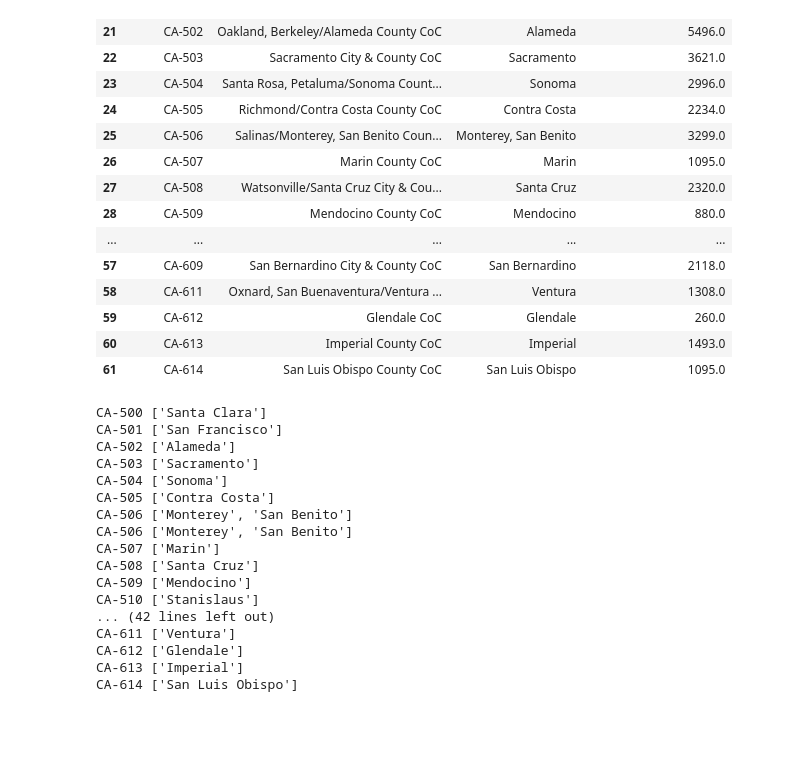
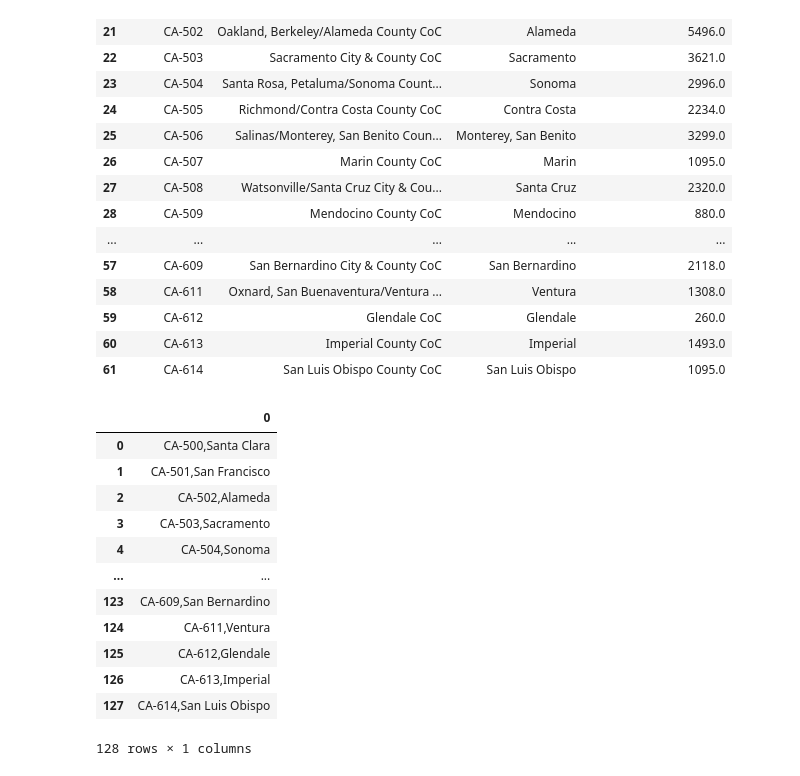
Before and after one commit to benitezal06/ETL-Project, a Jupyter notebook: homeless_population_analysis.ipynb, the cells around one changed output. Drawn from its saved outputs; the diff is of its cells as text; code cells hidden in the pictures; blank space fills up the shorter version.

```diff
--- a/homeless_population_analysis.ipynb
+++ b/homeless_population_analysis.ipynb
@@ -333,39 +333,29 @@ ca_county_pit_db_df
 # %%
 # make new dataframe and add every row one at a time
 
-coc_county_xref_df = []
+coc_county_xref = []
 
 for key, value in ca_county_pit_db_df.iterrows():
-    #print(key)
-    # if coc_county has two items
-        # for 0 to max size of list
-            #
-    # else
-        # just add
-    #print(value)
-    #print(type(value))
-    #print(value[2])
     all_counties = value[2].split(', ')
     for county in all_counties:
-        print(value[0], all_counties)
-        # add city and coc number to new df
+        for val in range(len(all_counties)):
+            #print(value[0] + ',' + all_counties[val])
+            coc_county_xref.append(value[0] + ',' + all_counties[val])
+            #coc_county_xref = (value[0] + ':' + all_counties[val])
 
-# got into key, value pair
+coc_county_xref_df = pd.DataFrame(coc_county_xref)
+coc_county_xref_df
 # %% [output]
+|  | 0 |
+| 0 | CA-500,Santa Clara |
+| 1 | CA-501,San Francisco |
+| 2 | CA-502,Alameda |
+| 3 | CA-503,Sacramento |
+| 4 | CA-504,Sonoma |
+| ... | ... |
+| 123 | CA-609,San Bernardino |
+| 124 | CA-611,Ventura |
+| 125 | CA-612,Glendale |
+| 126 | CA-613,Imperial |
+| 127 | CA-614,San Luis Obispo |
-CA-500 ['Santa Clara']
-CA-501 ['San Francisco']
-CA-502 ['Alameda']
-CA-503 ['Sacramento']
-CA-504 ['Sonoma']
-CA-505 ['Contra Costa']
-CA-506 ['Monterey', 'San Benito']
-CA-506 ['Monterey', 'San Benito']
-CA-507 ['Marin']
-CA-508 ['Santa Cruz']
-CA-509 ['Mendocino']
-CA-510 ['Stanislaus']
-... (42 lines left out)
-CA-611 ['Ventura']
-CA-612 ['Glendale']
-CA-613 ['Imperial']
-CA-614 ['San Luis Obispo']
+128 rows × 1 columns
```
Also changed, not shown: parts of 4 cells of this notebook, 1 other file.
